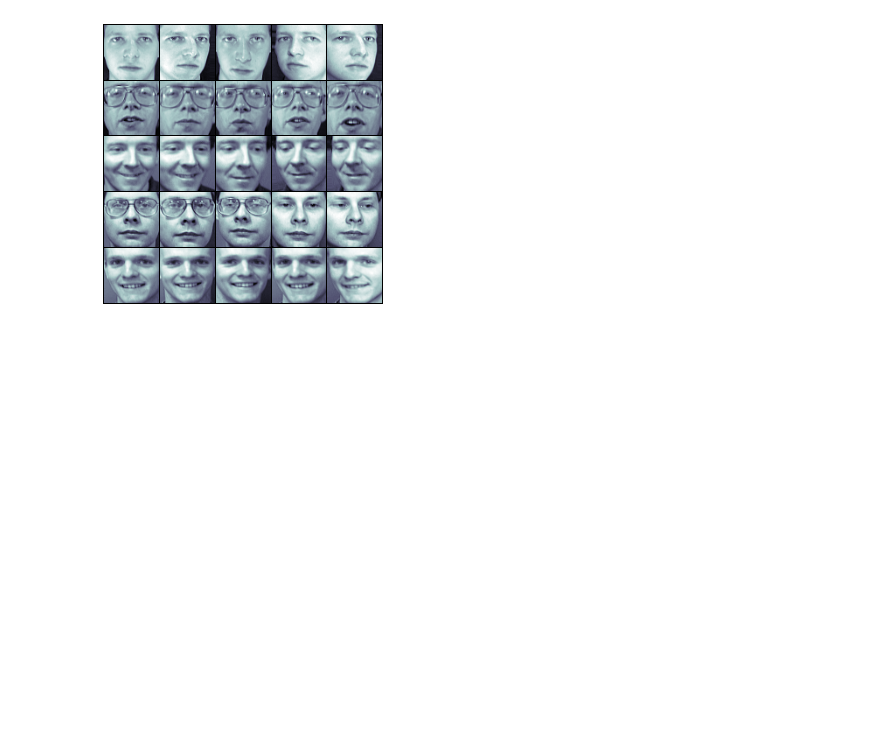
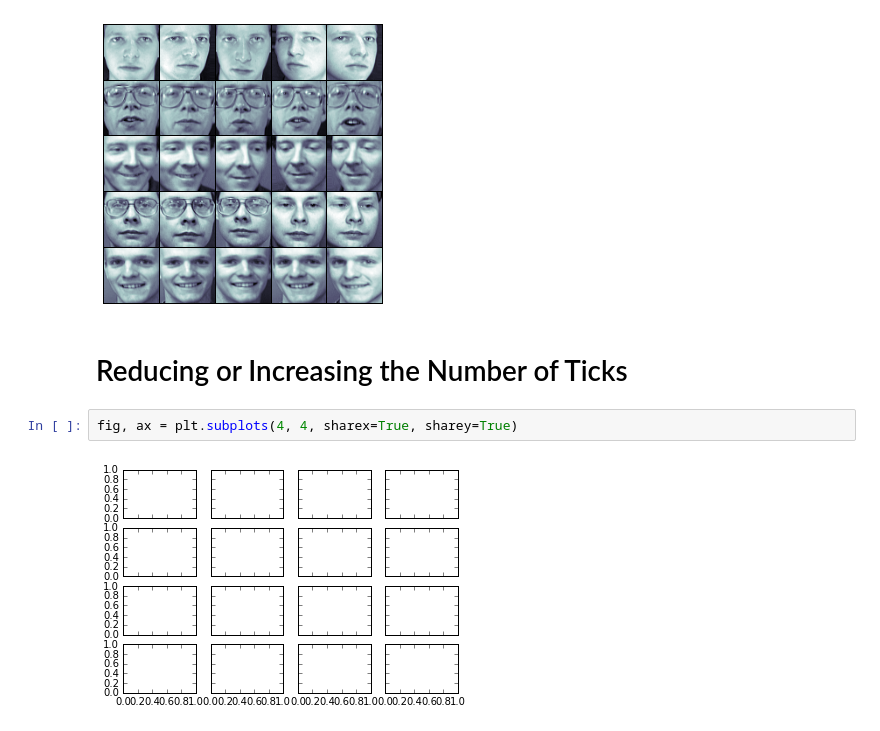
Before and after one commit to gmendozah/ucb-intro-data-science, a Jupyter notebook: Intro to Data Science/4.10 Customizing Ticks.ipynb, the cells around one changed output. Saved outputs shown, nothing was run; the diff lists cells and outputs as text; blank space fills up the shorter version.

Commit message:
feat: Reducing or Increasing the Number of Ticks

```diff
--- a/Intro to Data Science/4.10 Customizing Ticks.ipynb
+++ b/Intro to Data Science/4.10 Customizing Ticks.ipynb
@@ -48,3 +48,9 @@ for i in range(5):
 # %% [output]
 downloading Olivetti faces from https://ndownloader.figshare.com/files/5976027 to /home/gvs/scikit_learn_data
 [figure]
+# %% [markdown]
+# Reducing or Increasing the Number of Ticks
+# %%
+fig, ax = plt.subplots(4, 4, sharex=True, sharey=True)
+# %% [output]
+[figure, added]
```
Also changed, not shown: parts of 1 cell of this notebook.
